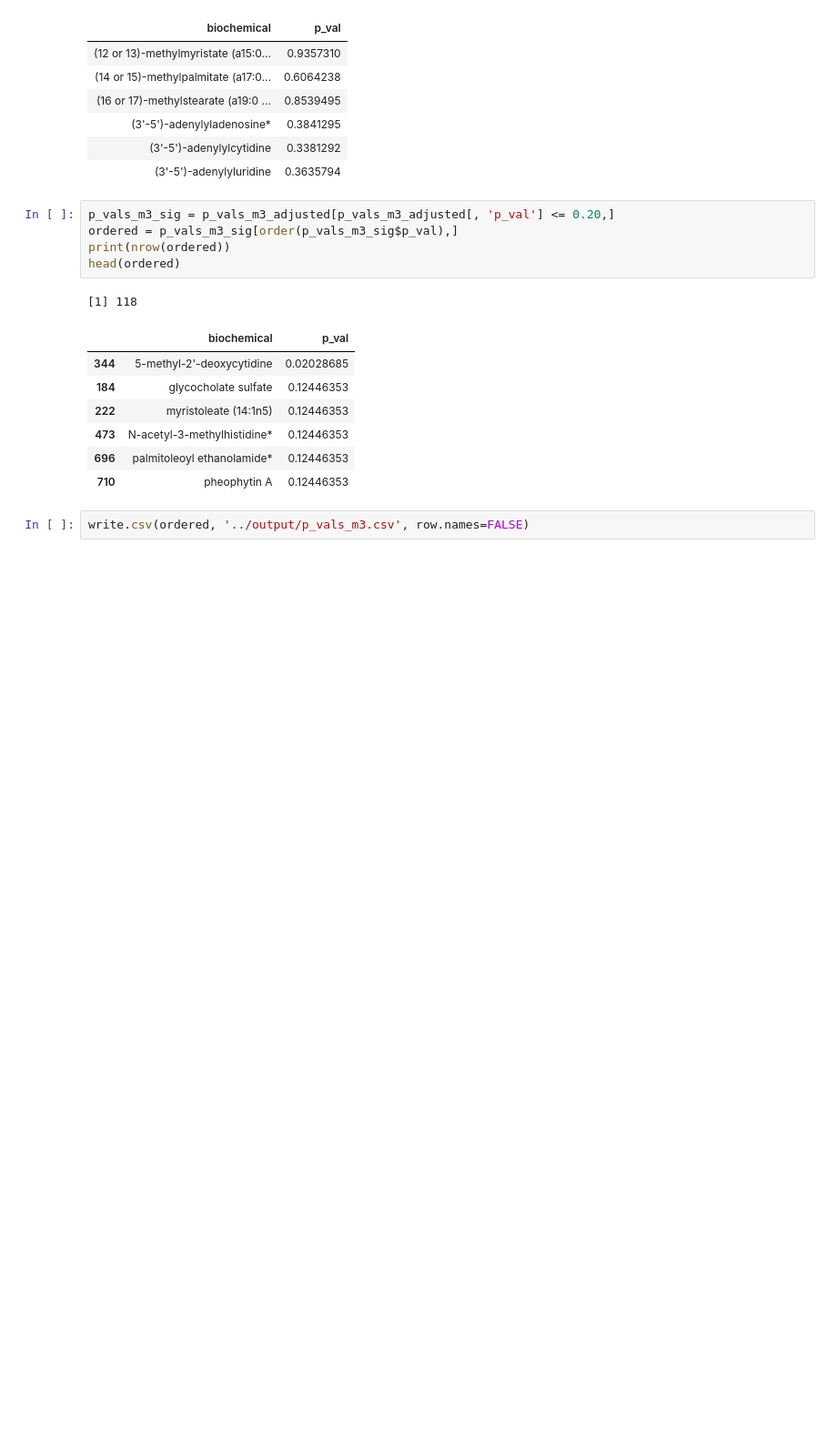
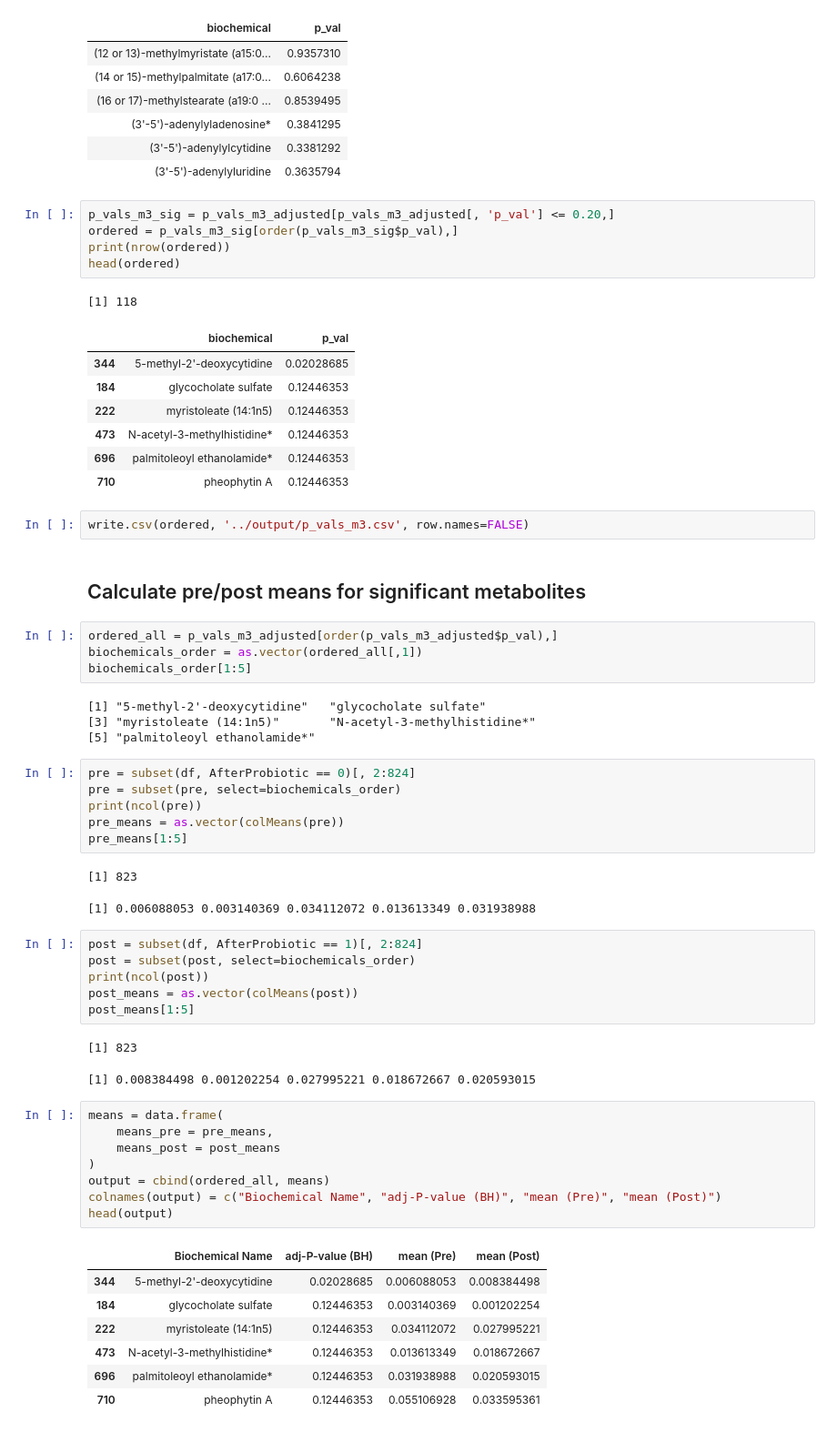
Before and after one commit to danielchang2002/FecalMetabolomics, a Jupyter notebook: notebooks/LM.ipynb, the cells around one changed output. Shown: that part at 91% size. Drawn from its saved outputs; the diff is of its cells as text; blank space fills up the shorter version.

Commit message:
:boom: calculated means

```diff
--- a/notebooks/LM.ipynb
+++ b/notebooks/LM.ipynb
@@ -233,3 +233,47 @@ head(ordered)
 | 710 | pheophytin A | 0.12446353 |
 # %%
 write.csv(ordered, '../output/p_vals_m3.csv', row.names=FALSE)
+# %% [markdown]
+## Calculate pre/post means for significant metabolites
+# %%
+ordered_all = p_vals_m3_adjusted[order(p_vals_m3_adjusted$p_val),]
+biochemicals_order = as.vector(ordered_all[,1])
+biochemicals_order[1:5]
+# %% [output]
+[1] "5-methyl-2'-deoxycytidine"   "glycocholate sulfate"
+[3] "myristoleate (14:1n5)"       "N-acetyl-3-methylhistidine*"
+[5] "palmitoleoyl ethanolamide*"
+# %%
+pre = subset(df, AfterProbiotic == 0)[, 2:824]
+pre = subset(pre, select=biochemicals_order)
+print(ncol(pre))
+pre_means = as.vector(colMeans(pre))
+pre_means[1:5]
+# %% [output]
+[1] 823
+[1] 0.006088053 0.003140369 0.034112072 0.013613349 0.031938988
+# %%
+post = subset(df, AfterProbiotic == 1)[, 2:824]
+post = subset(post, select=biochemicals_order)
+print(ncol(post))
+post_means = as.vector(colMeans(post))
+post_means[1:5]
+# %% [output]
+[1] 823
+[1] 0.008384498 0.001202254 0.027995221 0.018672667 0.020593015
+# %%
+means = data.frame(
+    means_pre = pre_means,
+    means_post = post_means
+)
+output = cbind(ordered_all, means)
+colnames(output) = c("Biochemical Name", "adj-P-value (BH)", "mean (Pre)", "mean (Post)")
+head(output)
+# %% [output]
+|  | Biochemical Name | adj-P-value (BH) | mean (Pre) | mean (Post) |
+| 344 | 5-methyl-2'-deoxycytidine | 0.02028685 | 0.006088053 | 0.008384498 |
+| 184 | glycocholate sulfate | 0.12446353 | 0.003140369 | 0.001202254 |
+| 222 | myristoleate (14:1n5) | 0.12446353 | 0.034112072 | 0.027995221 |
+| 473 | N-acetyl-3-methylhistidine* | 0.12446353 | 0.013613349 | 0.018672667 |
+| 696 | palmitoleoyl ethanolamide* | 0.12446353 | 0.031938988 | 0.020593015 |
+| 710 | pheophytin A | 0.12446353 | 0.055106928 | 0.033595361 |
```
